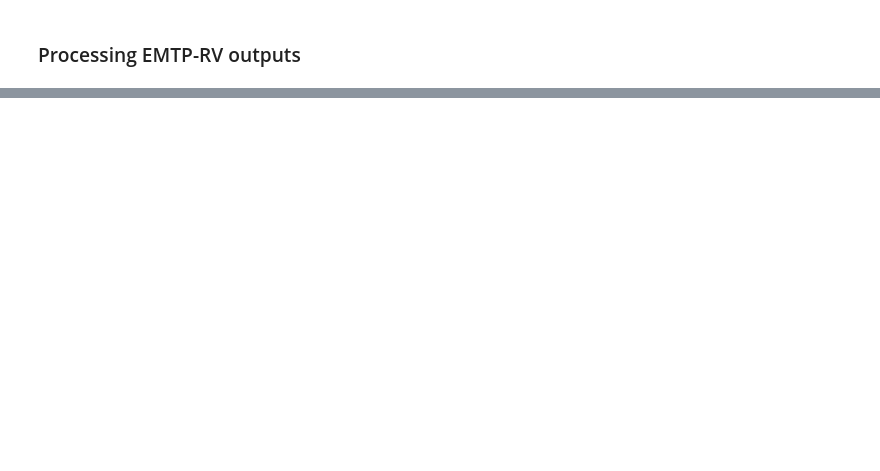
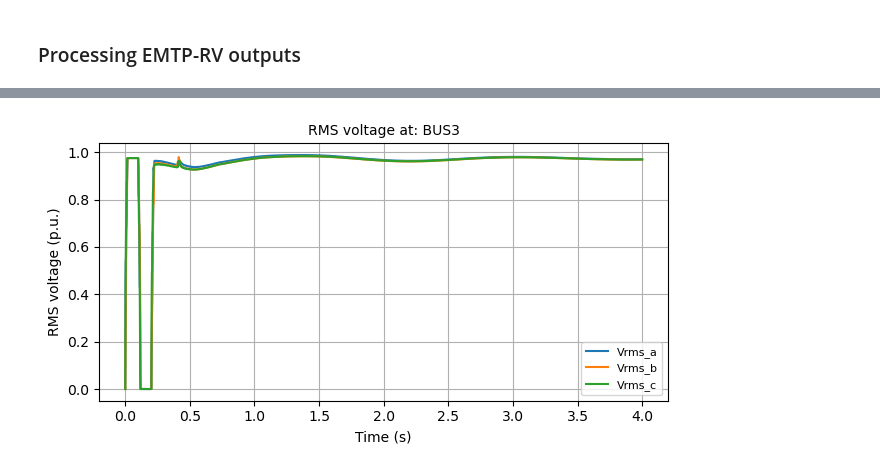
Before and after one commit to sarajcev/load_emtp_data, a Jupyter notebook: Process-EMTP-RV-Outputs.ipynb, the cells around one changed output, grey strips where cells are left out. Cells and saved outputs as stored; diff of their text form; code cells hidden in the pictures; blank space fills up the shorter version.

```diff
--- a/Process-EMTP-RV-Outputs.ipynb
+++ b/Process-EMTP-RV-Outputs.ipynb
@@ -77,0 +87,4 @@ plot_machine_signals(data, 'Omega')
+# %%
+plot_bus_voltages_rms(data, 'BUS3')
+# %% [output]
+[figure, added]
```
Also changed, not shown: parts of 9 cells of this notebook, 1 other file.
